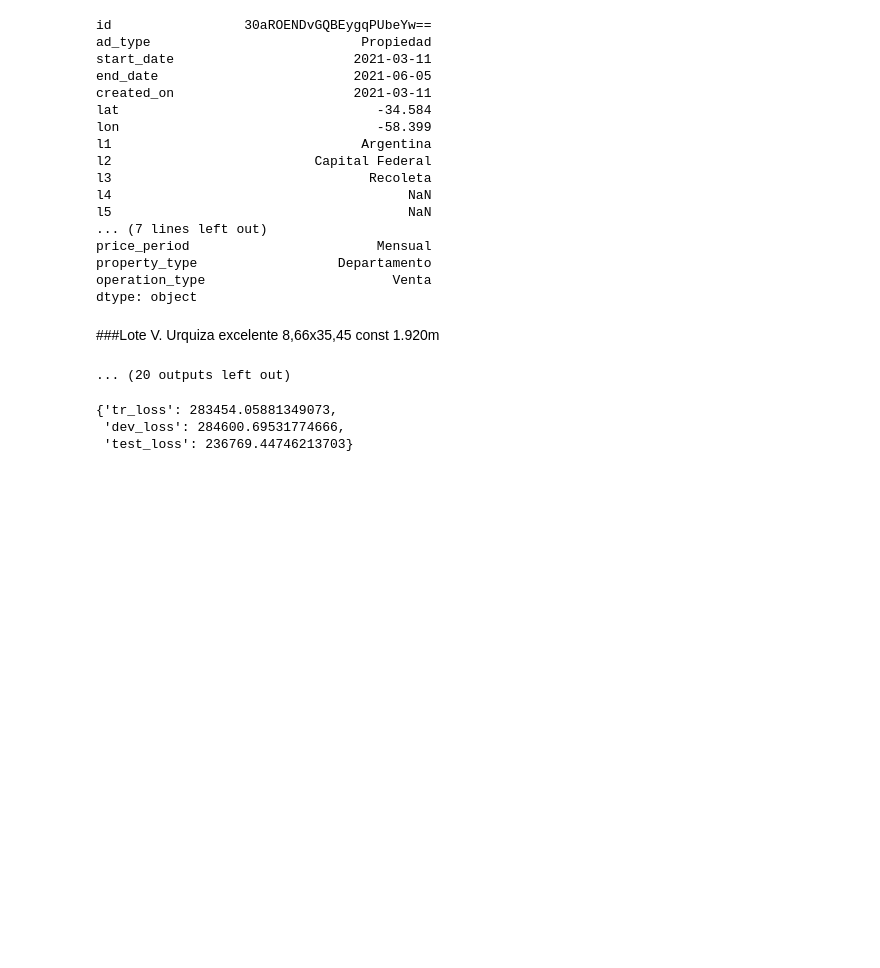
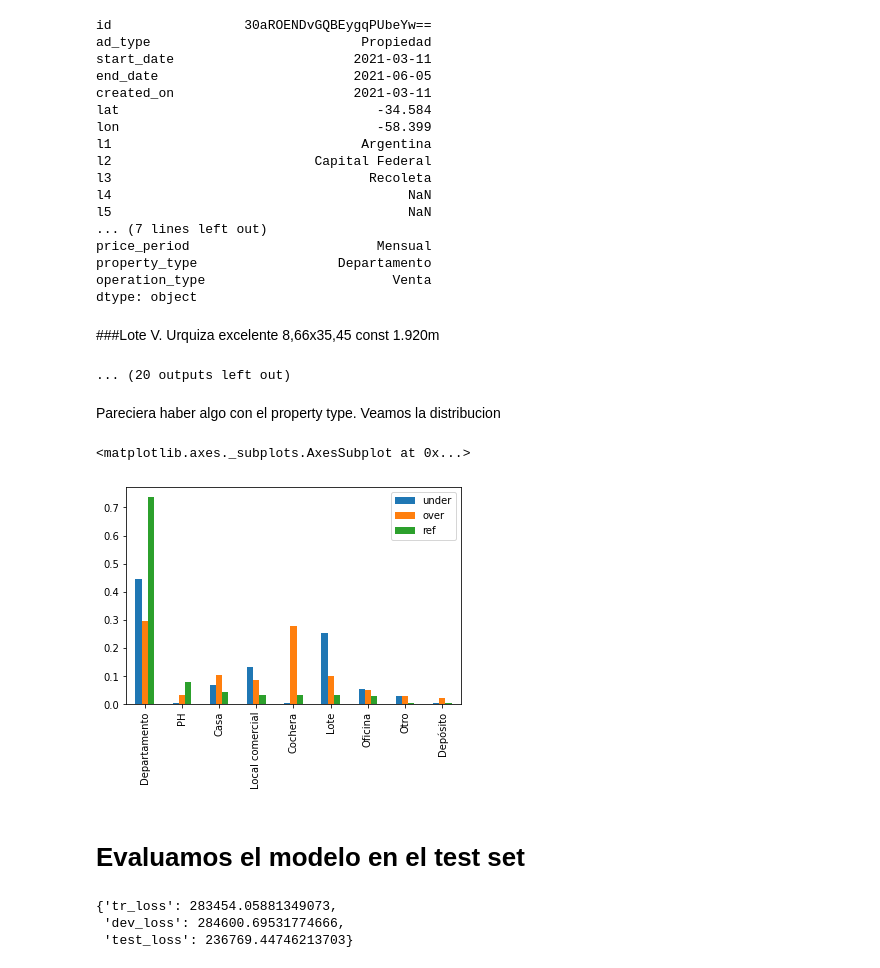
Before and after one commit to elsonidoq/ml-practico-2022, a Jupyter notebook: notebooks/taller-model-selection/03-model_selection.ipynb, the cells around one changed output. Drawn from its saved outputs; the diff is of its cells as text; code cells hidden in the pictures; blank space fills up the shorter version.

```diff
--- a/notebooks/taller-model-selection/03-model_selection.ipynb
+++ b/notebooks/taller-model-selection/03-model_selection.ipynb
@@ -378,6 +378,32 @@ operation_type                        Venta
 dtype: object
 ###Lote V. Urquiza excelente 8,66x35,45 const 1.920m
 ... (20 outputs left out)
+# %% [markdown]
+Pareciera haber algo con el property type.
+Veamos la distribucion
+# %%
+under_distr = (
+    pd.DataFrame([e['x'] for e in under_price_examples])
+    .property_type.value_counts(normalize=True).rename('under')
+)
+over_distr = (
+    pd.DataFrame([e['x'] for e in over_price_examples])
+    .property_type.value_counts(normalize=True).rename('over')
+)
+ref_distr = (
+    pd.DataFrame([e for e in X_dev])
+    .property_type.value_counts(normalize=True).rename('ref')
+)
+
+(
+  pd.concat([under_distr, over_distr, ref_distr], axis=1)
+  .sort_values('ref', ascending=False).dropna().plot.bar()
+)
+# %% [output]
+<matplotlib.axes._subplots.AxesSubplot at 0x...>
+[figure, added]
+# %% [markdown]
+# Evaluamos el modelo en el test set
 # %%
 X_test, y_test = test
 # %%
```
